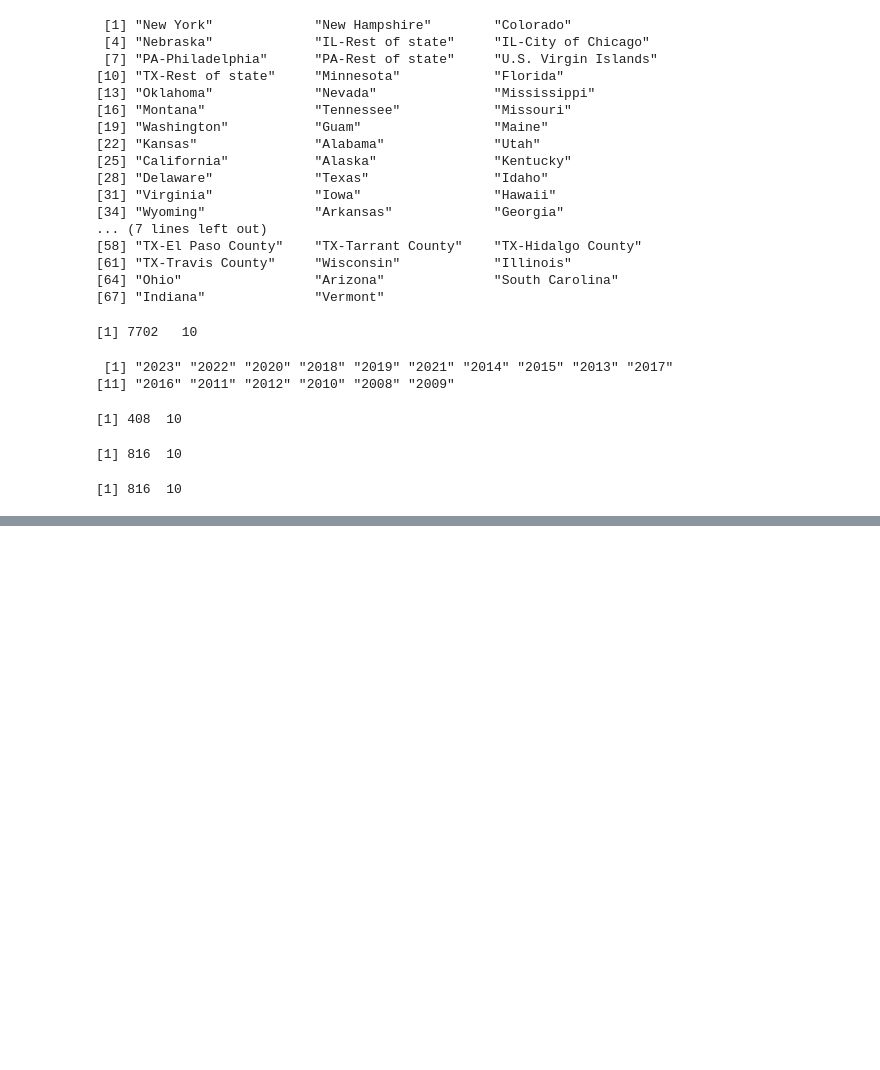
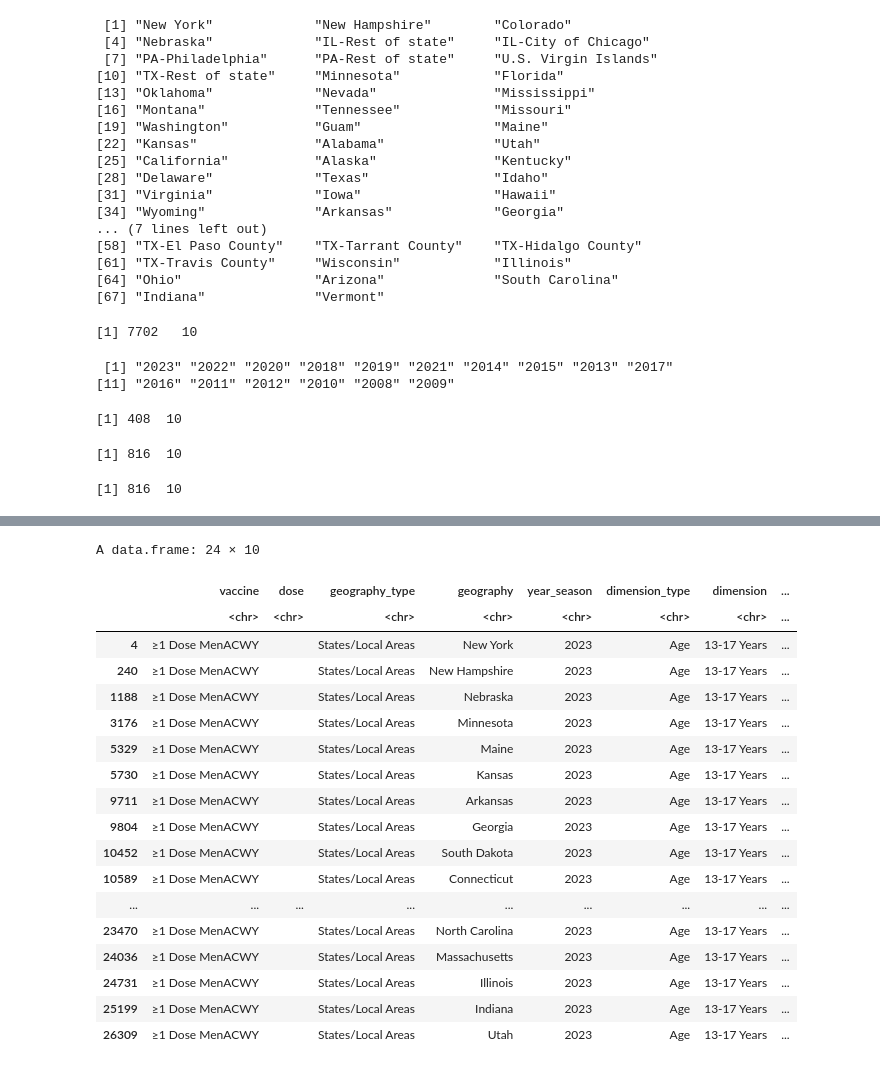
Before and after one commit to Kiron-Ang/Vaccination, a Jupyter notebook: vaccination.ipynb, the cells around one changed output, grey strips where cells are left out. Drawn from its saved outputs; the diff is of its cells as text; code cells hidden in the pictures; blank space fills up the shorter version.

```diff
--- a/vaccination.ipynb
+++ b/vaccination.ipynb
@@ -272,0 +273,23 @@ ggplot(tetanus, aes(x = coverage_estimate)) +
+# %%
+count = menacwy[menacwy$coverage_estimate > 90 & menacwy$year_season == 2023, ]
+count
+# %% [output]
+A data.frame: 24 × 10
+|  | vaccine | dose | geography_type | geography | year_season | dimension_type | dimension | ... |
+|  | <chr> | <chr> | <chr> | <chr> | <chr> | <chr> | <chr> | ... |
+| 4 | ≥1 Dose MenACWY |  | States/Local Areas | New York | 2023 | Age | 13-17 Years | ... |
+| 240 | ≥1 Dose MenACWY |  | States/Local Areas | New Hampshire | 2023 | Age | 13-17 Years | ... |
+| 1188 | ≥1 Dose MenACWY |  | States/Local Areas | Nebraska | 2023 | Age | 13-17 Years | ... |
+| 3176 | ≥1 Dose MenACWY |  | States/Local Areas | Minnesota | 2023 | Age | 13-17 Years | ... |
+| 5329 | ≥1 Dose MenACWY |  | States/Local Areas | Maine | 2023 | Age | 13-17 Years | ... |
+| 5730 | ≥1 Dose MenACWY |  | States/Local Areas | Kansas | 2023 | Age | 13-17 Years | ... |
+| 9711 | ≥1 Dose MenACWY |  | States/Local Areas | Arkansas | 2023 | Age | 13-17 Years | ... |
+| 9804 | ≥1 Dose MenACWY |  | States/Local Areas | Georgia | 2023 | Age | 13-17 Years | ... |
+| 10452 | ≥1 Dose MenACWY |  | States/Local Areas | South Dakota | 2023 | Age | 13-17 Years | ... |
+| 10589 | ≥1 Dose MenACWY |  | States/Local Areas | Connecticut | 2023 | Age | 13-17 Years | ... |
+| ... | ... | ... | ... | ... | ... | ... | ... | ... |
+| 23470 | ≥1 Dose MenACWY |  | States/Local Areas | North Carolina | 2023 | Age | 13-17 Years | ... |
+| 24036 | ≥1 Dose MenACWY |  | States/Local Areas | Massachusetts | 2023 | Age | 13-17 Years | ... |
+| 24731 | ≥1 Dose MenACWY |  | States/Local Areas | Illinois | 2023 | Age | 13-17 Years | ... |
+| 25199 | ≥1 Dose MenACWY |  | States/Local Areas | Indiana | 2023 | Age | 13-17 Years | ... |
+| 26309 | ≥1 Dose MenACWY |  | States/Local Areas | Utah | 2023 | Age | 13-17 Years | ... |
```
Also changed, not shown: parts of 3 cells of this notebook.
